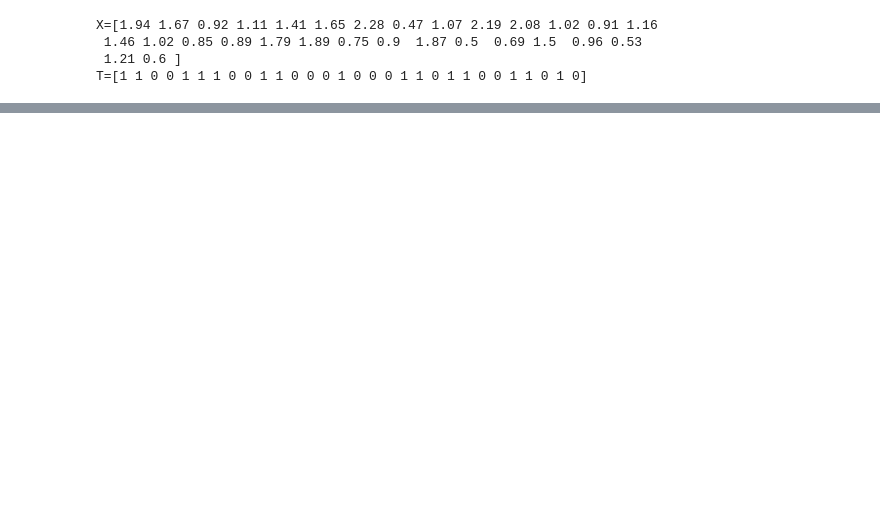
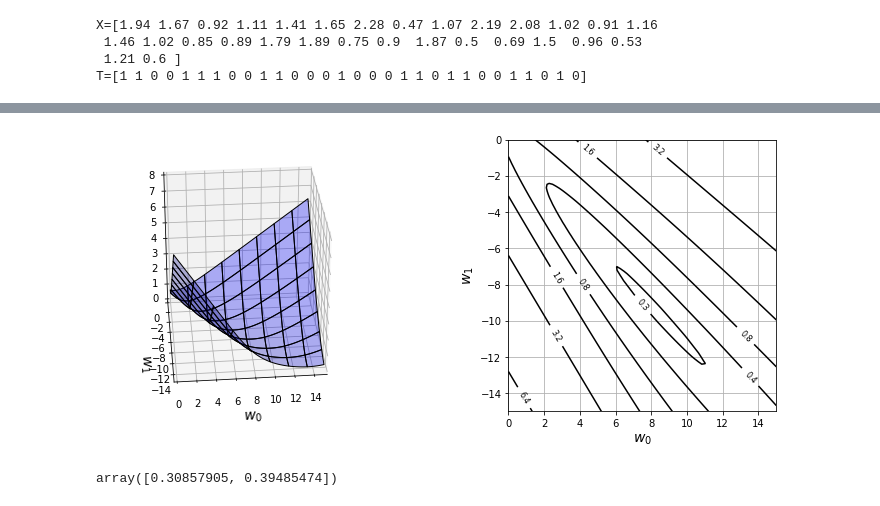
Before and after one commit to rimever/NewMachineLearningTextbook, a Jupyter notebook: chapter6/chapter6.ipynb, the cells around one changed output, grey strips where cells are left out. Drawn from its saved outputs; the diff is of its cells as text; code cells hidden in the pictures; blank space fills up the shorter version.

```diff
--- a/chapter6/chapter6.ipynb
+++ b/chapter6/chapter6.ipynb
@@ -40,0 +81,56 @@ def show_logistic(w):
+# %%
+from mpl_toolkits.mplot3d import Axes3D
+
+xn = 80
+w_range = np.array([[0,15],[-15,0]])
+x0 = np.linspace(w_range[0,0], w_range[0,1], xn)
+x1 = np.linspace(w_range[1,0], w_range[1,1], xn)
+xx0 ,xx1 = np.meshgrid(x0, x1)
+C = np.zeros((len(x1), len(x0)))
+w = np.zeros(2)
+for i0 in range(xn):
+    for i1 in range(xn):
+        w[0] = x0[i0]
+        w[1] = x1[i1]
+        C[i1, i0] = cee_logistic(w, X, T)
+
+plt.figure(figsize=(12,5))
+#plt.figure(figsize=(9.5,4)
+
+plt.subplots_adjust(wspace=0.5)
+ax = plt.subplot(1,2,1,projection='3d')
+ax.plot_surface(xx0, xx1, C, color='blue', edgecolor='black',
+                rstride=10,cstride=10,alpha=0.3)
+ax.set_xlabel('$w_0$',fontsize=14)
+ax.set_ylabel('$w_1$',fontsize=14)
+ax.set_xlim(0,15)
+ax.set_ylim(-15,0)
+ax.set_zlim(0,8)
+ax.view_init(30,-95)
+
+plt.subplot(1,2,2)
+cont = plt.contour(xx0, xx1, C, 20, colors='black',
+                   levels=[0.26,0.4,0.8,1.6,3.2,6.4])
+cont.clabel(fmt='%1.1f',fontsize=8)
+plt.xlabel('$w_0$',fontsize=14)
+plt.ylabel('$w_1$',fontsize=14)
+plt.grid(True)
+plt.show()
+# %% [output]
+[figure, added]
+# %%
+# 平均交差エントロピーの誤差の微分
+def dcee_logistic(w,x,t):
+    y = logistic(x,w)
+    dcee = np.zeros(2)
+    for n in range(len(y)):
+        dcee[0] = dcee[0] + (y[n] - t[n]) * x[n]
+        dcee[1] = dcee[1] + (y[n] - t[n])
+    dcee = dcee / X_n
+    return dcee
+
+
+W = [1,1]
+dcee_logistic(W,X,T)
+# %% [output]
+array([0.30857905, 0.39485474])
```
Also changed, not shown: parts of 4 cells of this notebook, 2 other files.
